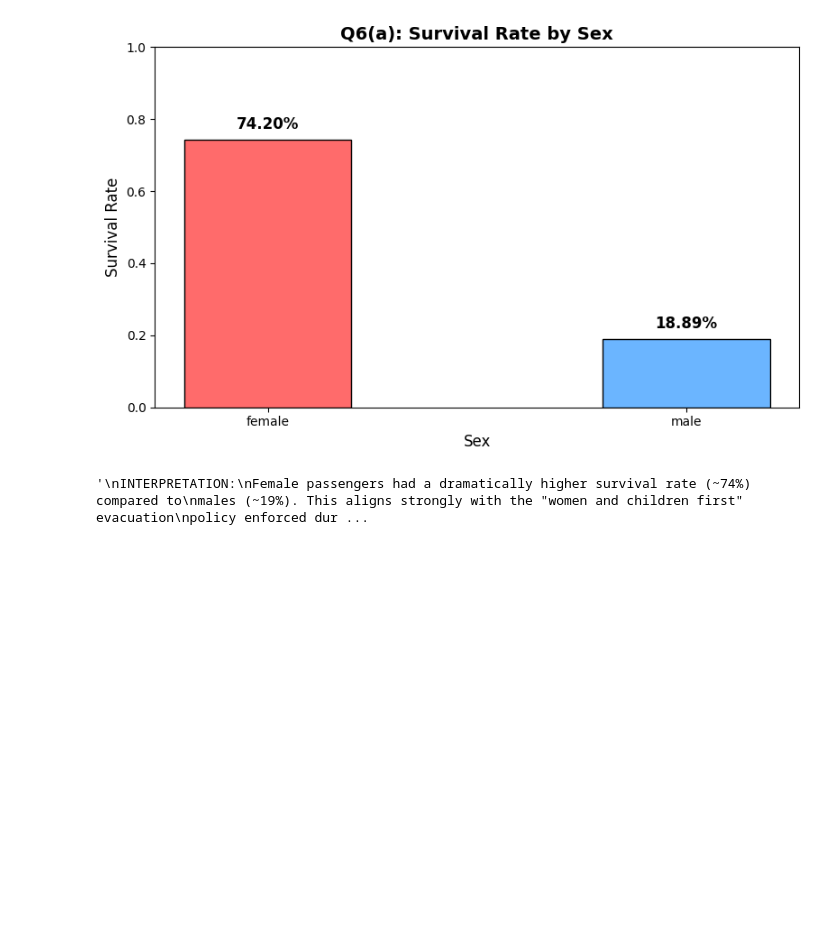
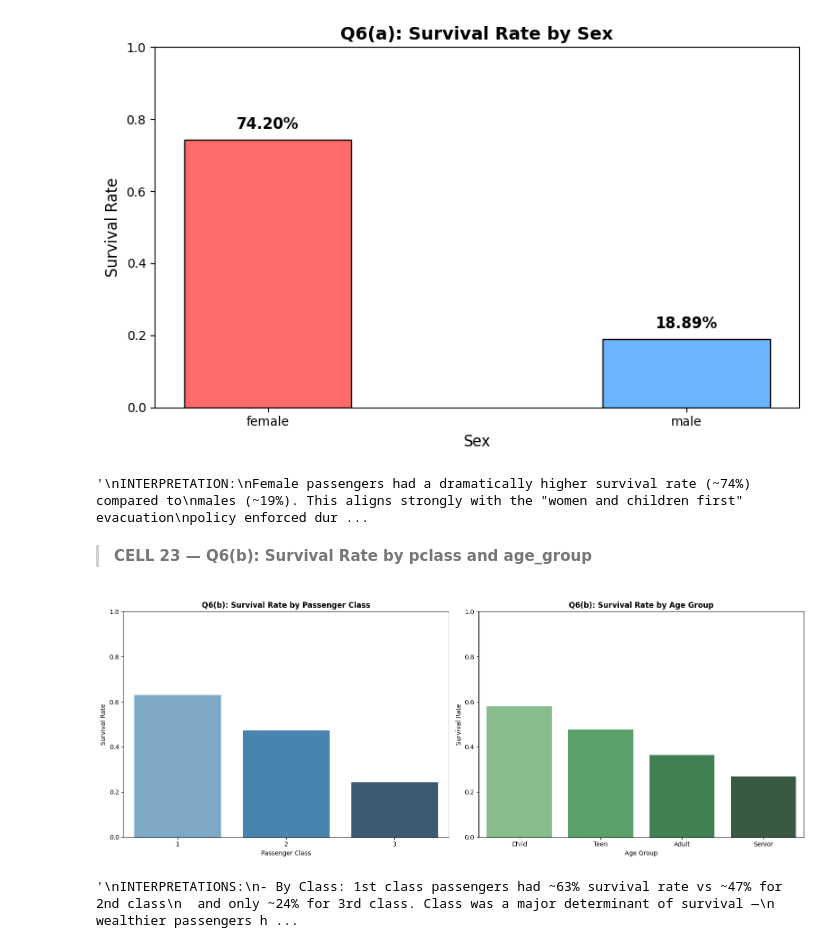
Before and after one commit to MuhammadAhmad1078/Titanic-Dataset-Exploratory-Analysis, a Jupyter notebook: 22F-8814-A2-Dataviz.ipynb, the cells around one changed output. Saved outputs shown, nothing was run; the diff lists cells and outputs as text; code cells hidden in the pictures; blank space fills up the shorter version.

```diff
--- a/22F-8814-A2-Dataviz.ipynb
+++ b/22F-8814-A2-Dataviz.ipynb
@@ -651,3 +651,43 @@ points — underscores just how strictly the policy was applied.
 # %% [output]
 [figure]
 '\nINTERPRETATION:\nFemale passengers had a dramatically higher survival rate (~74%) compared to\nmales (~19%). This aligns strongly with the "women and children first" evacuation\npolicy enforced dur ...
+# %% [markdown]
+> **CELL 23 — Q6(b): Survival Rate by pclass and age_group**
+# %%
+fig, axes = plt.subplots(1, 2, figsize=(16, 6))
+
+# By pclass
+survival_pclass = df.groupby('pclass')['survived'].mean().reset_index()
+sns.barplot(data=survival_pclass, x='pclass', y='survived', palette='Blues_d',
+            ax=axes[0], errorbar=None)
+axes[0].set_title('Q6(b): Survival Rate by Passenger Class', fontsize=12, fontweight='bold')
+axes[0].set_xlabel('Passenger Class')
+axes[0].set_ylabel('Survival Rate')
+axes[0].set_ylim(0, 1)
+
+# By age_group
+age_order = ['Child', 'Teen', 'Adult', 'Senior']
+survival_age = df.groupby('age_group', observed=True)['survived'].mean().reindex(age_order).reset_index()
+sns.barplot(data=survival_age, x='age_group', y='survived', palette='Greens_d',
+            ax=axes[1], errorbar=None, order=age_order)
+axes[1].set_title('Q6(b): Survival Rate by Age Group', fontsize=12, fontweight='bold')
+axes[1].set_xlabel('Age Group')
+axes[1].set_ylabel('Survival Rate')
+axes[1].set_ylim(0, 1)
+
+plt.tight_layout()
+plt.show()
+
+"""
+INTERPRETATIONS:
+- By Class: 1st class passengers had ~63% survival rate vs ~47% for 2nd class
+  and only ~24% for 3rd class. Class was a major determinant of survival —
+  wealthier passengers had better access to lifeboats (located on upper decks)
+  and more information during the evacuation.
+- By Age Group: Children had the highest survival rate (~54%), consistent with
+  the evacuation priority. Adults and Seniors had lower rates, suggesting
+  that age beyond the child threshold gave no additional evacuation advantage.
+"""
+# %% [output]
+[figure, added]
+'\nINTERPRETATIONS:\n- By Class: 1st class passengers had ~63% survival rate vs ~47% for 2nd class\n  and only ~24% for 3rd class. Class was a major determinant of survival —\n  wealthier passengers h ...
```
Also changed, not shown: parts of 16 cells of this notebook.
